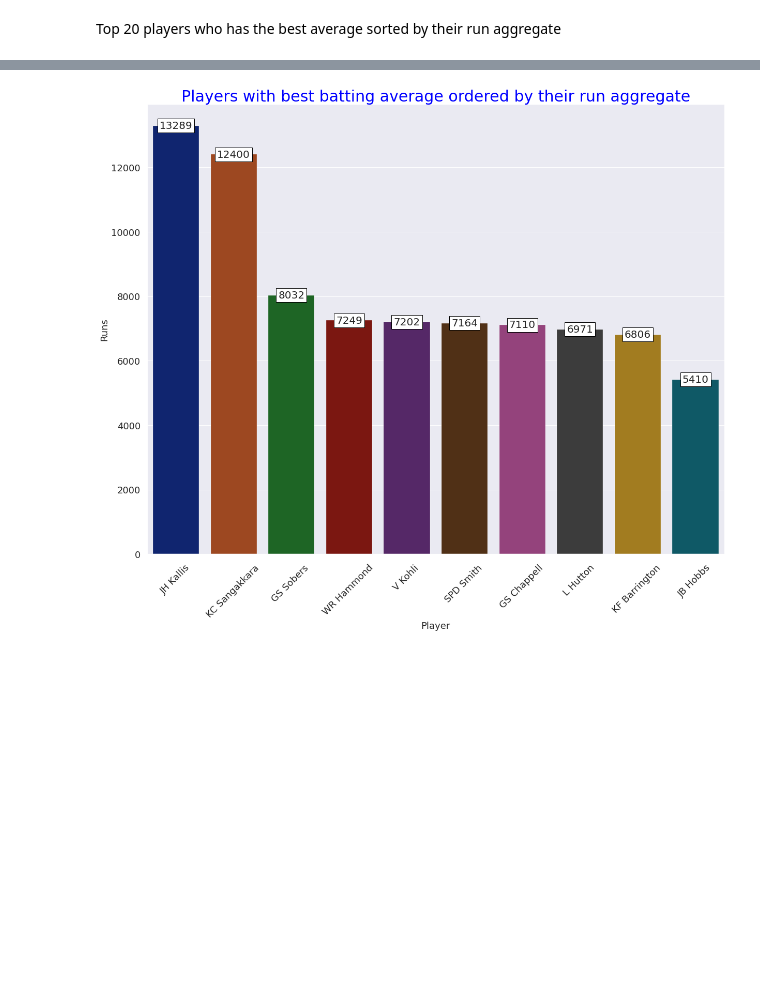
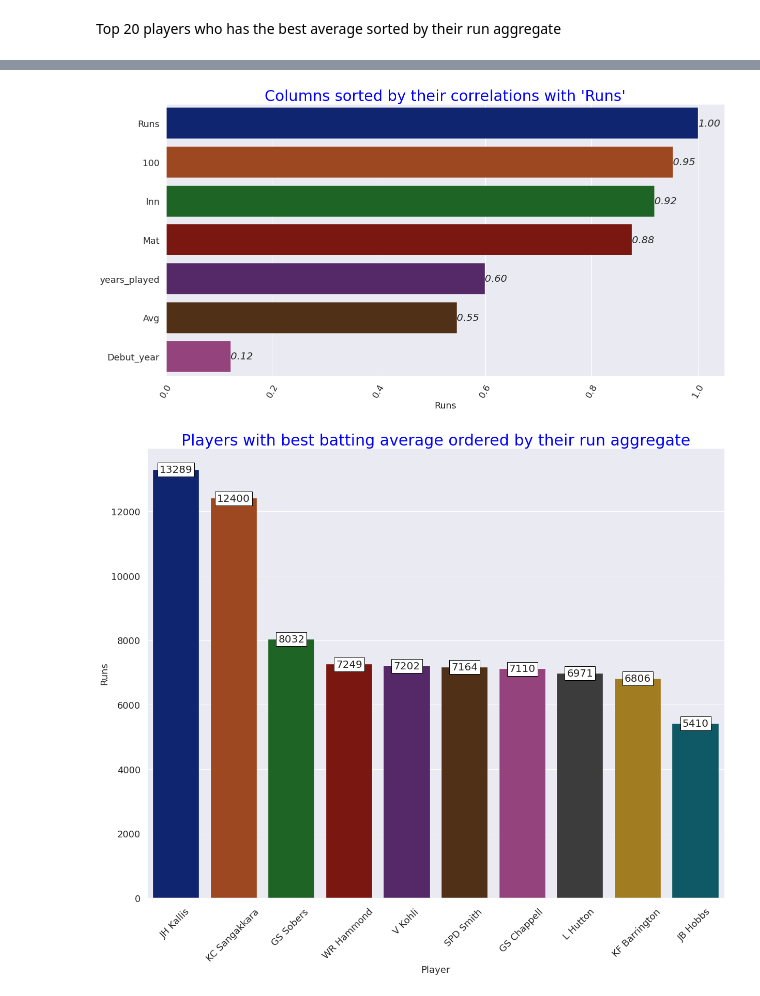
Before and after one commit to sathishkumar118/-Wine-Quality-Prediction-Kaggle, a Jupyter notebook: icc-test-cricket-runs-eda.ipynb, the cells around one changed output, grey strips where cells are left out. Cells and saved outputs as stored; diff of their text form; code cells hidden in the pictures; blank space fills up the shorter version.

```diff
--- a/icc-test-cricket-runs-eda.ipynb
+++ b/icc-test-cricket-runs-eda.ipynb
@@ -97,3 +179,22 @@ df['Debut_year'] = df.Span.apply(lambda x: int(str(x)[:4]))
+# %%
+df1 = df.corr().loc[['Runs']].T.sort_values(by = ['Runs'],ascending = False)
+_ = plt.subplots(figsize = (20,10))
+_ = plt.xticks(rotation = 60)
+_ = plt.title('Columns sorted by their correlations with \'Runs\'', color='blue', fontsize=30)
+plots = sns.barplot(x = df1['Runs'],y = df1.index,  palette='dark')
+for bar in plots.patches:
+    #print(bar.get_width(),(bar.get_verts()[0][1]-bar.get_verts()[2][1])/2)
+    _ = plots.annotate(str(format(bar.get_width(), '.2f')),
+                   (bar.get_width(),bar.get_y()+0.4),
+                       ha='left', va='center',
+                       size=20, xytext=(0, 0),
+                       textcoords='offset points',
+                       animated = True,
+                       fontstyle = 'oblique')
+plt.savefig(str(plot_no)+'_plot.png')
+plot_no +=1
+# %% [output]
+[figure, added]
 # %%
 #filter the players who played 100+ matches and sort out the top n players with best average
 df1 = df.query('Inn > 100').sort_values(by='Avg',ascending=False).head(10).sort_values(by='Runs',ascending=False)
```
Also changed, not shown: parts of 16 cells of this notebook.
